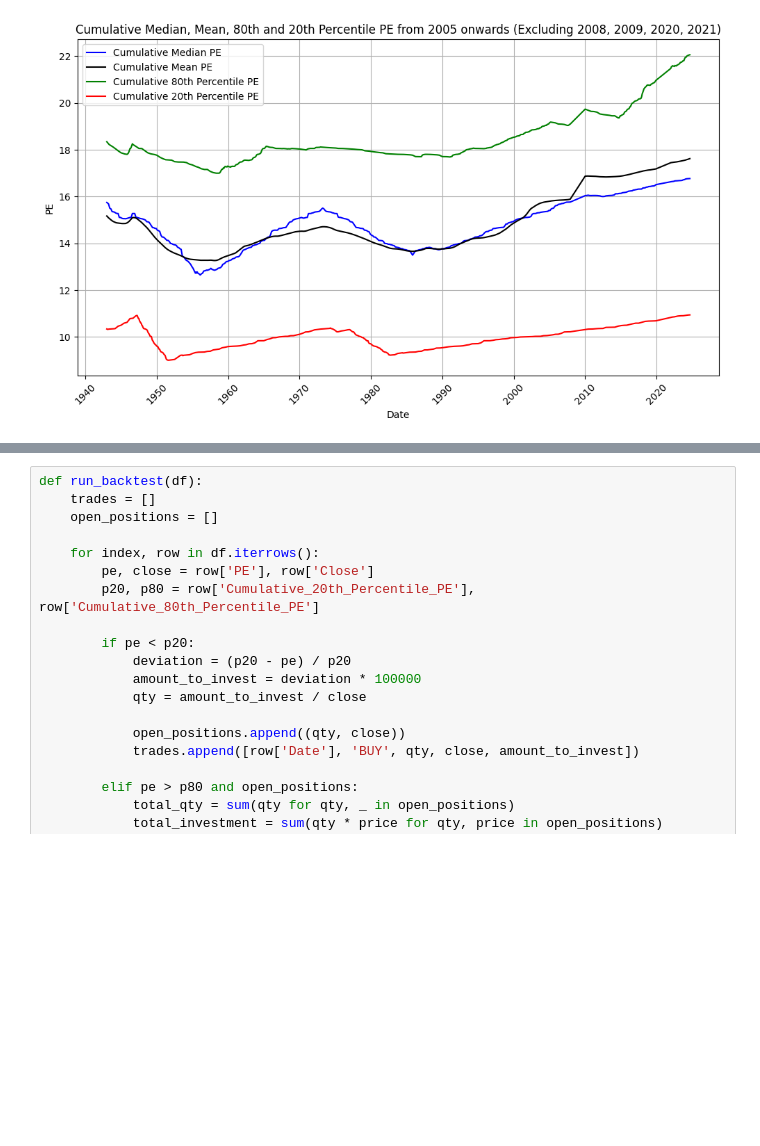
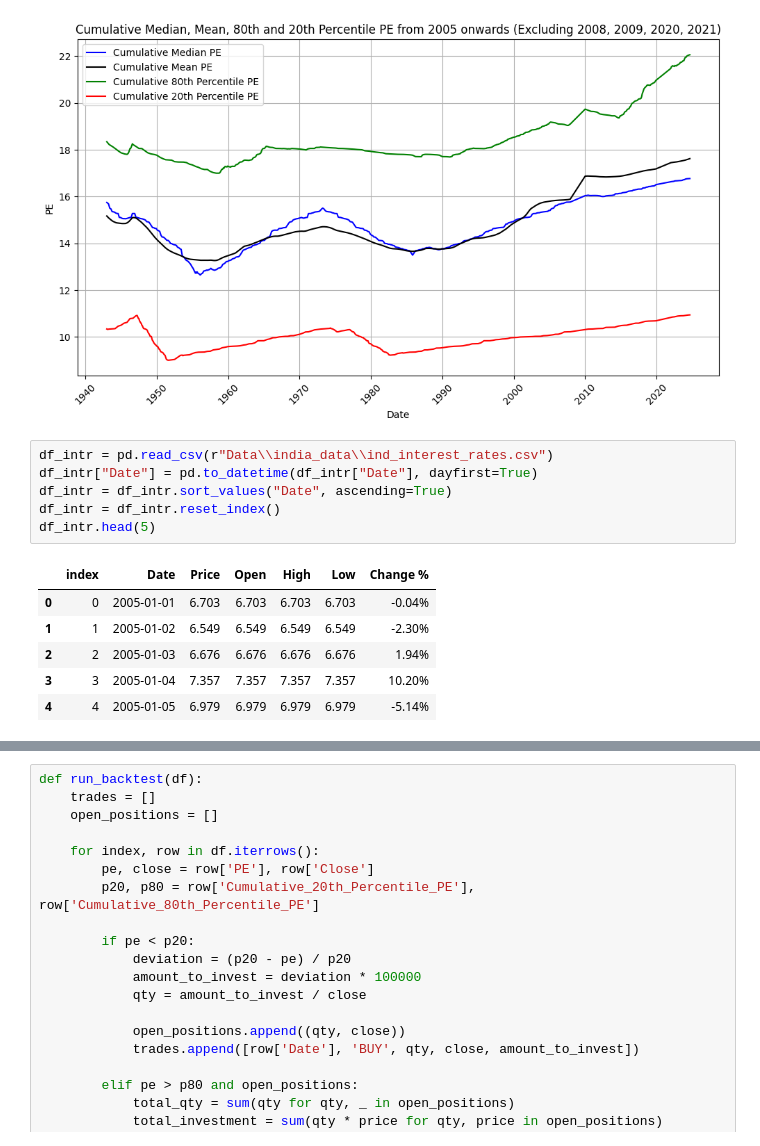
Before and after one commit to TheProfitPilgrim/mf_research_reports, a Jupyter notebook: reports/report_src/models_index/N_50_mean_rev.ipynb, the cells around one changed output, grey strips where cells are left out. Drawn from its saved outputs; the diff is of its cells as text; blank space fills up the shorter version.

```diff
--- a/reports/report_src/mf_index_analysis/N_50_mean_rev.ipynb
+++ b/reports/report_src/models_index/N_50_mean_rev.ipynb
@@ -146,4 +146,17 @@ plt.tight_layout()
 plt.show()
 # %% [output]
 [figure]
+# %%
+df_intr = pd.read_csv(r"Data\\india_data\\ind_interest_rates.csv")
+df_intr["Date"] = pd.to_datetime(df_intr["Date"], dayfirst=True)
+df_intr = df_intr.sort_values("Date", ascending=True)
+df_intr = df_intr.reset_index()
+df_intr.head(5)
+# %% [output]
+|  | index | Date | Price | Open | High | Low | Change % |
+| 0 | 0 | 2005-01-01 | 6.703 | 6.703 | 6.703 | 6.703 | -0.04% |
+| 1 | 1 | 2005-01-02 | 6.549 | 6.549 | 6.549 | 6.549 | -2.30% |
+| 2 | 2 | 2005-01-03 | 6.676 | 6.676 | 6.676 | 6.676 | 1.94% |
+| 3 | 3 | 2005-01-04 | 7.357 | 7.357 | 7.357 | 7.357 | 10.20% |
+| 4 | 4 | 2005-01-05 | 6.979 | 6.979 | 6.979 | 6.979 | -5.14% |
 # %%
```
Also changed, not shown: parts of 4 cells of this notebook, 6 other files.
